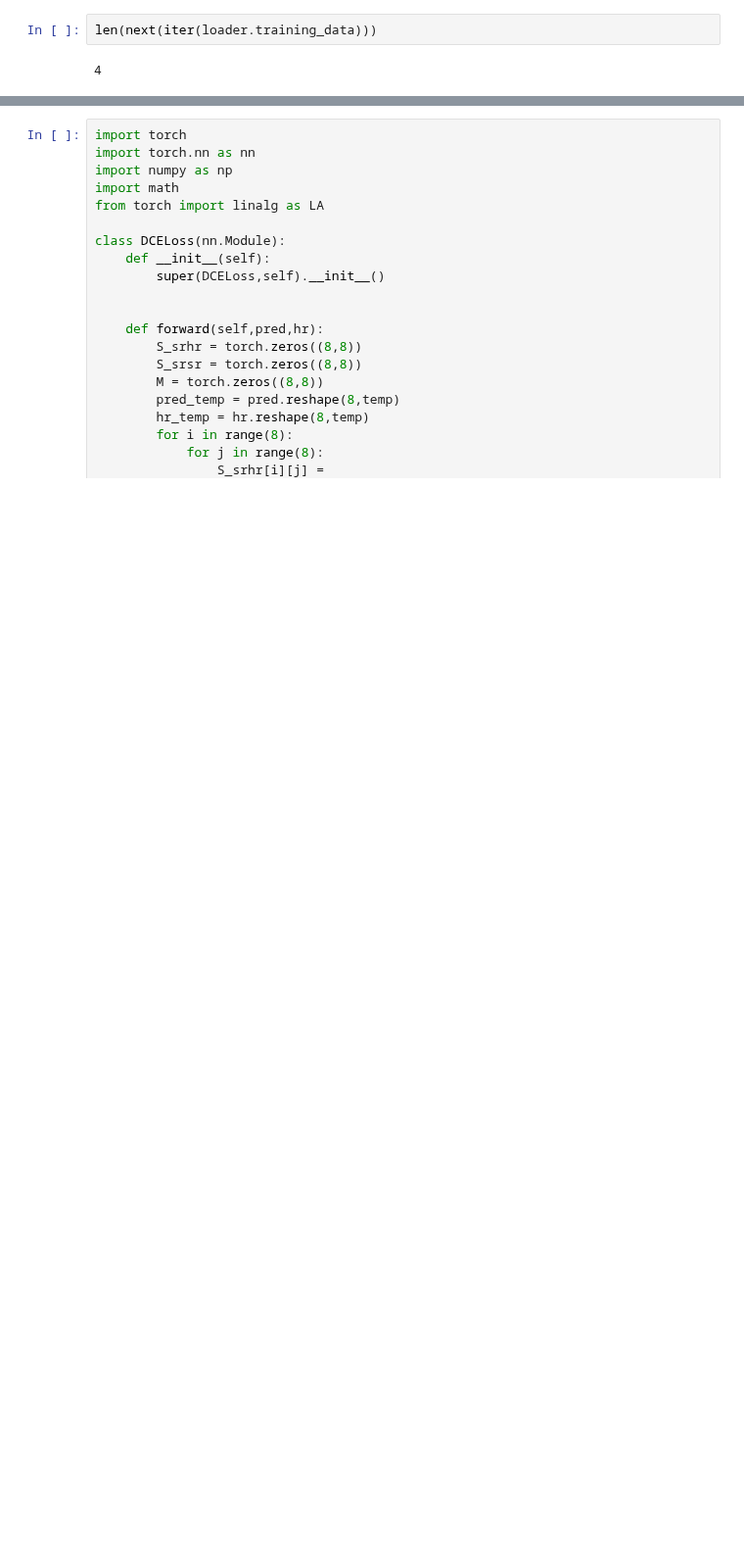
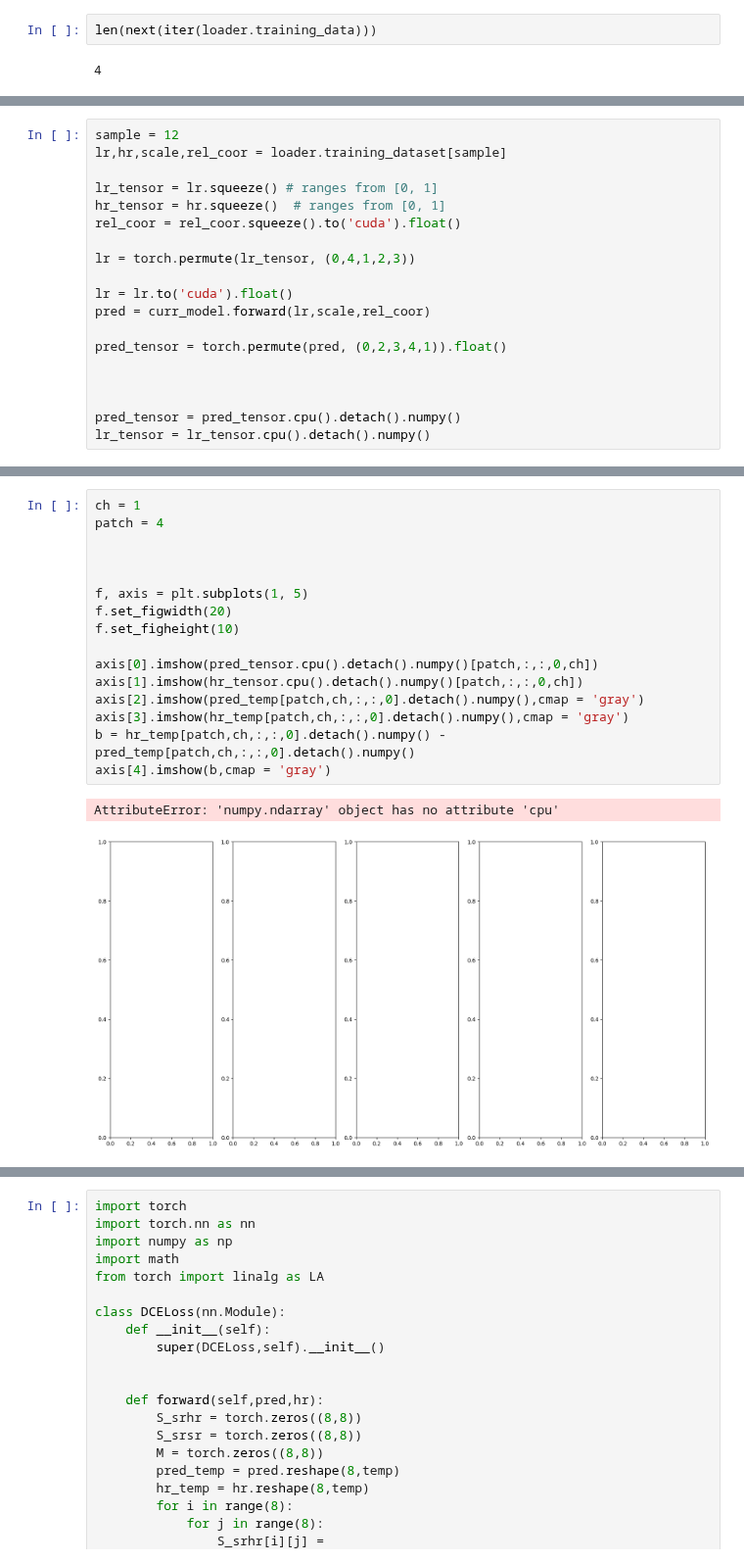
Before and after one commit to arihantjain124/HCP_SR, a Jupyter notebook: making loss function.ipynb, the cells around one changed output, grey strips where cells are left out. Shown at 98% size. Cells and saved outputs as stored; diff of their text form; blank space fills up the shorter version.

```diff
--- a/making loss function.ipynb
+++ b/making loss function.ipynb
@@ -224,0 +159,19 @@ for batch, (lr,hr,scale,rel_coor) in enumerate(loader.training_data):
+# %%
+sample = 12
+lr,hr,scale,rel_coor = loader.training_dataset[sample]
+
+lr_tensor = lr.squeeze() # ranges from [0, 1]
+hr_tensor = hr.squeeze()  # ranges from [0, 1]
+rel_coor = rel_coor.squeeze().to('cuda').float()
+
+lr = torch.permute(lr_tensor, (0,4,1,2,3))
+
+lr = lr.to('cuda').float()
+pred = curr_model.forward(lr,scale,rel_coor)
+
+pred_tensor = torch.permute(pred, (0,2,3,4,1)).float()
+
+
+
+pred_tensor = pred_tensor.cpu().detach().numpy()
+lr_tensor = lr_tensor.cpu().detach().numpy()
@@ -246,0 +357,19 @@ tensor([[1.0000, 0.9852, 0.9794, 0.9633, 0.9824, 0.9640, 0.9836, 0.9681],
+# %%
+ch = 1
+patch = 4
+
+
+
+f, axis = plt.subplots(1, 5)
+f.set_figwidth(20)
+f.set_figheight(10)
+
+axis[0].imshow(pred_tensor.cpu().detach().numpy()[patch,:,:,0,ch])
+axis[1].imshow(hr_tensor.cpu().detach().numpy()[patch,:,:,0,ch])
+axis[2].imshow(pred_temp[patch,ch,:,:,0].detach().numpy(),cmap = 'gray')
+axis[3].imshow(hr_temp[patch,ch,:,:,0].detach().numpy(),cmap = 'gray')
+b = hr_temp[patch,ch,:,:,0].detach().numpy() - pred_temp[patch,ch,:,:,0].detach().numpy()
+axis[4].imshow(b,cmap = 'gray')
+# %% [output]
+AttributeError: 'numpy.ndarray' object has no attribute 'cpu'
+[figure, added]
```
Also changed, not shown: parts of 47 cells of this notebook, 12 other files.
